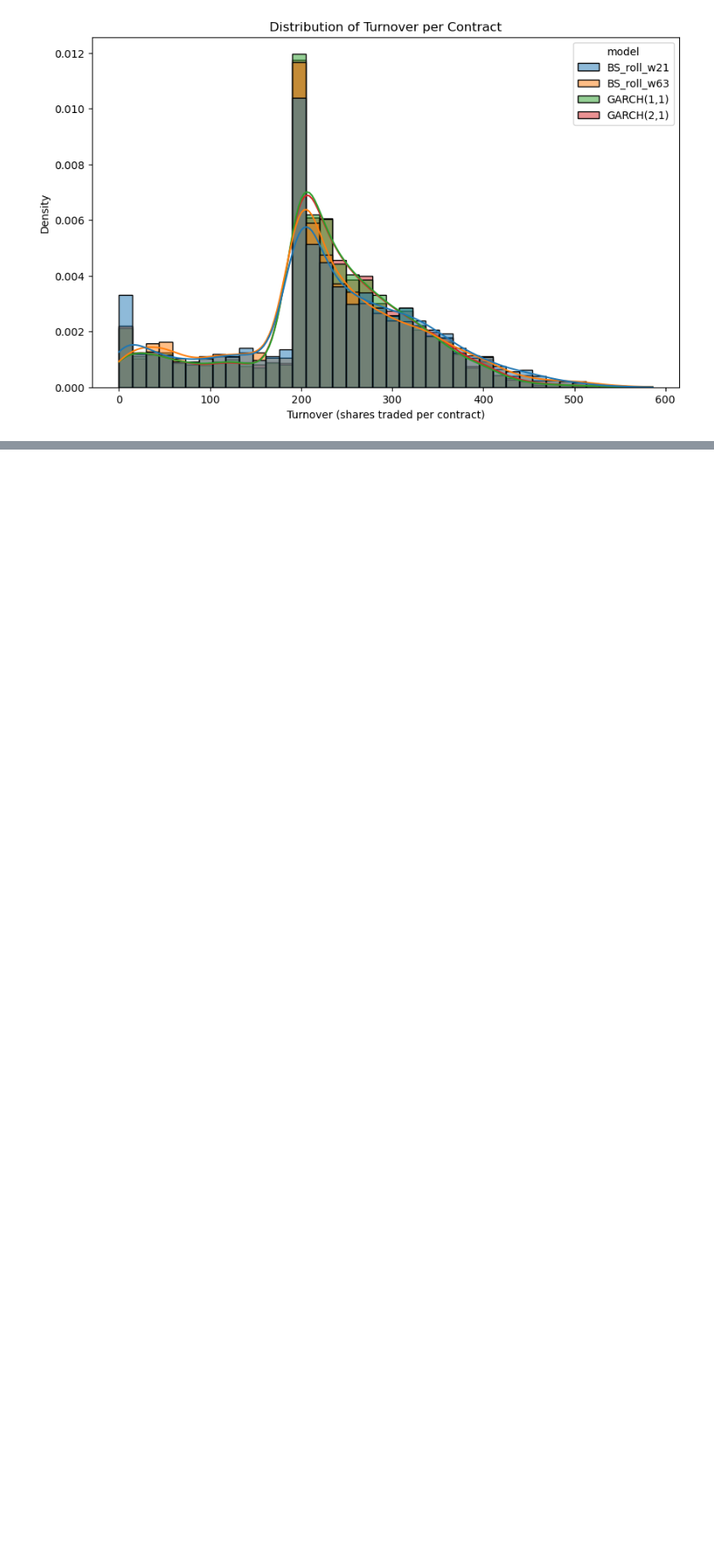
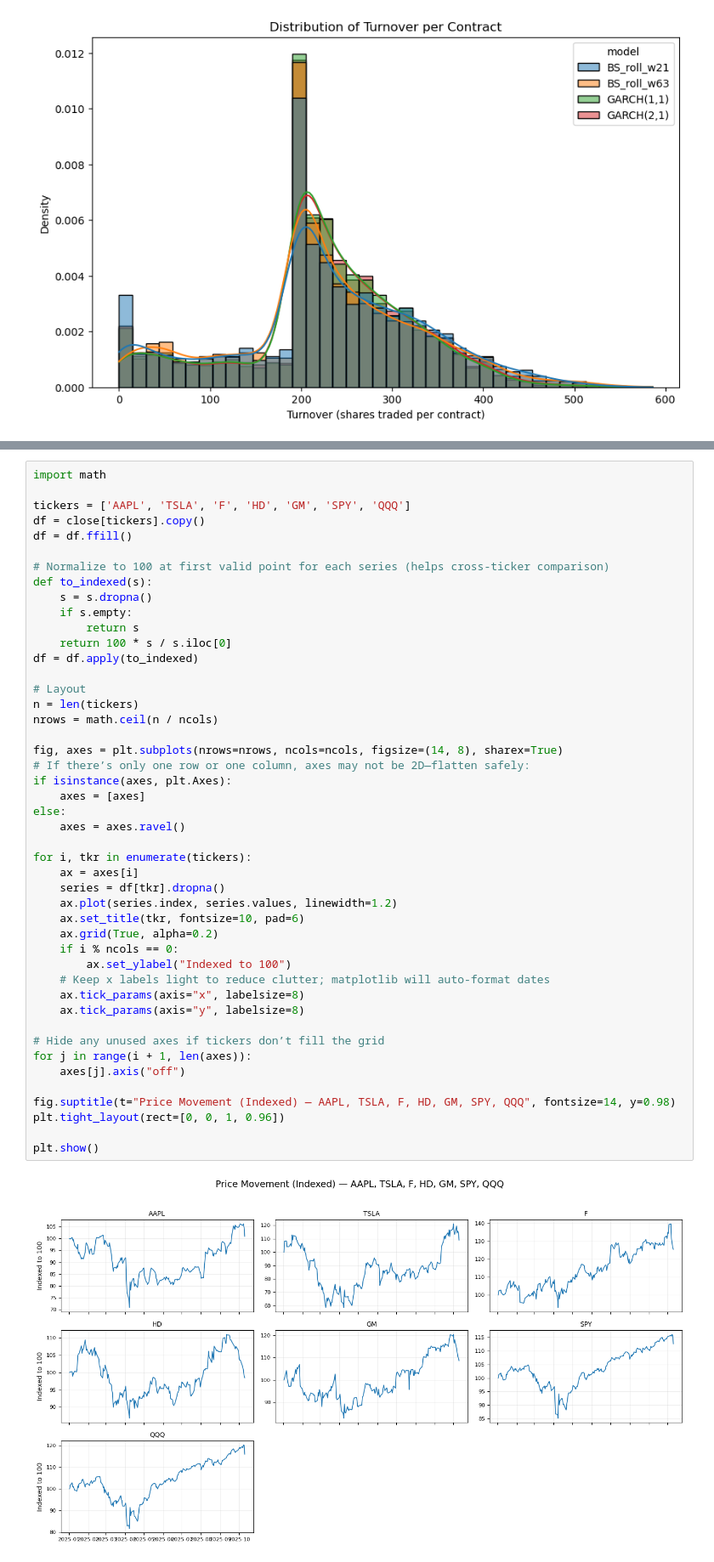
Before and after one commit to GreysonPMeyer/GARCH-Hedging-Exploration, a Jupyter notebook: GARCH_vs_BS.ipynb, the cells around one changed output, grey strips where cells are left out. Shown at 85% size. Cells and saved outputs as stored; diff of their text form; blank space fills up the shorter version.

Commit message:
Added New Visualizations
I created some new visualizations that are displayed in my presentation

```diff
--- a/GARCH_vs_BS.ipynb
+++ b/GARCH_vs_BS.ipynb
@@ -566,0 +591,48 @@ plt.show()
+# %%
+import math
+
+tickers = ['AAPL', 'TSLA', 'F', 'HD', 'GM', 'SPY', 'QQQ']
+df = close[tickers].copy()
+df = df.ffill()
+
+# Normalize to 100 at first valid point for each series (helps cross-ticker comparison)
+def to_indexed(s):
+    s = s.dropna()
+    if s.empty:
+        return s
+    return 100 * s / s.iloc[0]
+df = df.apply(to_indexed)
+
+# Layout
+n = len(tickers)
+nrows = math.ceil(n / ncols)
+
+fig, axes = plt.subplots(nrows=nrows, ncols=ncols, figsize=(14, 8), sharex=True)
+# If there’s only one row or one column, axes may not be 2D—flatten safely:
+if isinstance(axes, plt.Axes):
+    axes = [axes]
+else:
+    axes = axes.ravel()
+
+for i, tkr in enumerate(tickers):
+    ax = axes[i]
+    series = df[tkr].dropna()
+    ax.plot(series.index, series.values, linewidth=1.2)
+    ax.set_title(tkr, fontsize=10, pad=6)
+    ax.grid(True, alpha=0.2)
+    if i % ncols == 0:
+        ax.set_ylabel("Indexed to 100")
+    # Keep x labels light to reduce clutter; matplotlib will auto-format dates
+    ax.tick_params(axis="x", labelsize=8)
+    ax.tick_params(axis="y", labelsize=8)
+
+# Hide any unused axes if tickers don’t fill the grid
+for j in range(i + 1, len(axes)):
+    axes[j].axis("off")
+
+fig.suptitle(t="Price Movement (Indexed) — AAPL, TSLA, F, HD, GM, SPY, QQQ", fontsize=14, y=0.98)
+plt.tight_layout(rect=[0, 0, 1, 0.96])
+
+plt.show()
+# %% [output]
+[figure, added]
```
Also changed, not shown: parts of 6 cells of this notebook, 1 other file.
